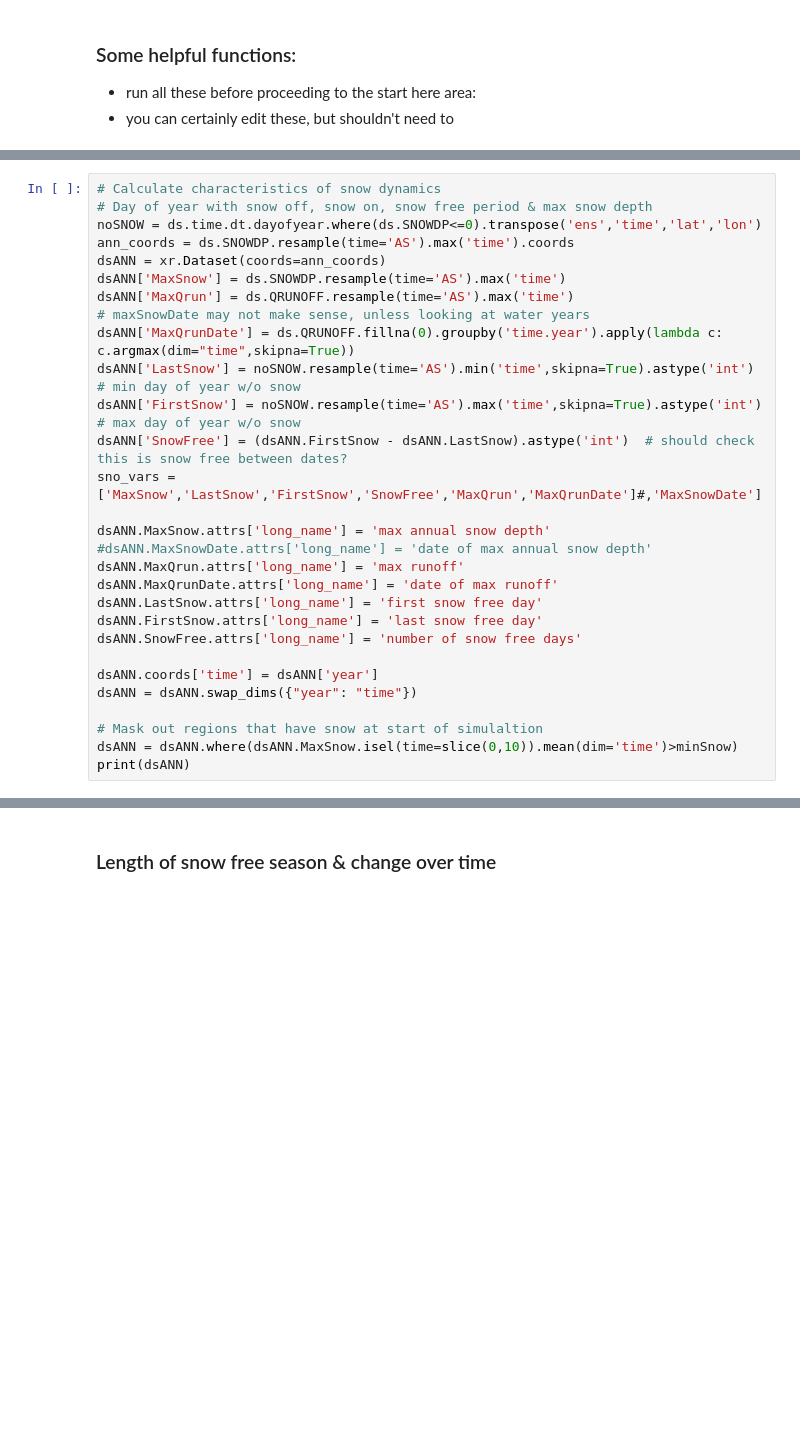
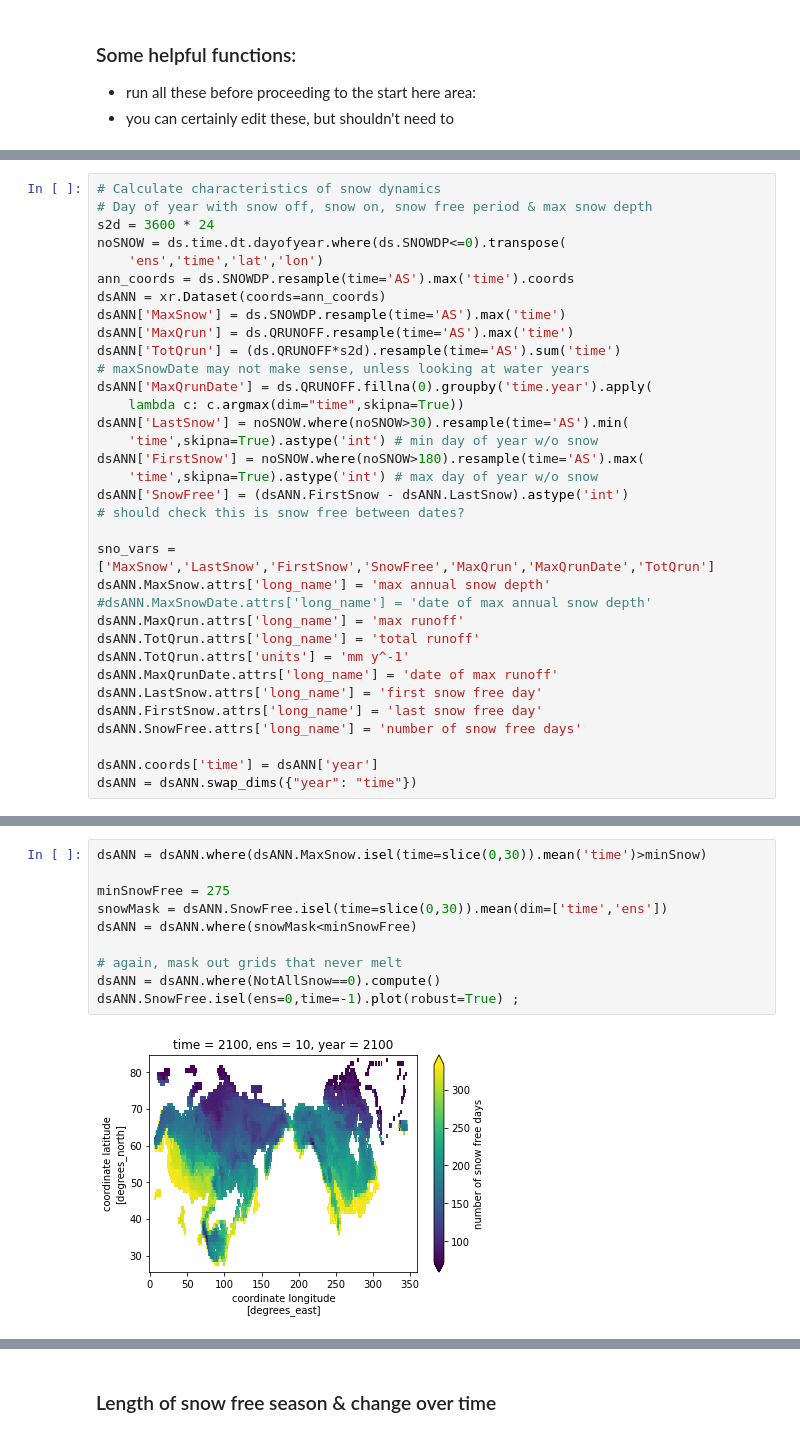
Before and after one commit to wwieder/cesm-lens, a Jupyter notebook: notebooks/lens2_VernalWindow.ipynb, the cells around one changed output, grey strips where cells are left out. Saved outputs shown, nothing was run; the diff lists cells and outputs as text; blank space fills up the shorter version.

```diff
--- a/notebooks/lens2_VernalWindow.ipynb
+++ b/notebooks/lens2_VernalWindow.ipynb
@@ -242,21 +314,30 @@ Wall time: 6.2 µs
 # %%
 # Calculate characteristics of snow dynamics
 # Day of year with snow off, snow on, snow free period & max snow depth
-noSNOW = ds.time.dt.dayofyear.where(ds.SNOWDP<=0).transpose('ens','time','lat','lon')
+s2d = 3600 * 24
+noSNOW = ds.time.dt.dayofyear.where(ds.SNOWDP<=0).transpose(
+    'ens','time','lat','lon')
 ann_coords = ds.SNOWDP.resample(time='AS').max('time').coords
 dsANN = xr.Dataset(coords=ann_coords)
 dsANN['MaxSnow'] = ds.SNOWDP.resample(time='AS').max('time')
 dsANN['MaxQrun'] = ds.QRUNOFF.resample(time='AS').max('time')
+dsANN['TotQrun'] = (ds.QRUNOFF*s2d).resample(time='AS').sum('time')
 # maxSnowDate may not make sense, unless looking at water years
-dsANN['MaxQrunDate'] = ds.QRUNOFF.fillna(0).groupby('time.year').apply(lambda c: c.argmax(dim="time",skipna=True))
-dsANN['LastSnow'] = noSNOW.resample(time='AS').min('time',skipna=True).astype('int') # min day of year w/o snow
-dsANN['FirstSnow'] = noSNOW.resample(time='AS').max('time',skipna=True).astype('int') # max day of year w/o snow
-dsANN['SnowFree'] = (dsANN.FirstSnow - dsANN.LastSnow).astype('int')  # should check this is snow free between dates?
-sno_vars = ['MaxSnow','LastSnow','FirstSnow','SnowFree','MaxQrun','MaxQrunDate']#,'MaxSnowDate']
+dsANN['MaxQrunDate'] = ds.QRUNOFF.fillna(0).groupby('time.year').apply(
+    lambda c: c.argmax(dim="time",skipna=True))
+dsANN['LastSnow'] = noSNOW.where(noSNOW>30).resample(time='AS').min(
+    'time',skipna=True).astype('int') # min day of year w/o snow
+dsANN['FirstSnow'] = noSNOW.where(noSNOW>180).resample(time='AS').max(
+    'time',skipna=True).astype('int') # max day of year w/o snow
+dsANN['SnowFree'] = (dsANN.FirstSnow - dsANN.LastSnow).astype('int')
+# should check this is snow free between dates?
 
+sno_vars = ['MaxSnow','LastSnow','FirstSnow','SnowFree','MaxQrun','MaxQrunDate','TotQrun']
 dsANN.MaxSnow.attrs['long_name'] = 'max annual snow depth'
 #dsANN.MaxSnowDate.attrs['long_name'] = 'date of max annual snow depth'
 dsANN.MaxQrun.attrs['long_name'] = 'max runoff'
+dsANN.TotQrun.attrs['long_name'] = 'total runoff'
+dsANN.TotQrun.attrs['units'] = 'mm y^-1'
 dsANN.MaxQrunDate.attrs['long_name'] = 'date of max runoff'
 dsANN.LastSnow.attrs['long_name'] = 'first snow free day'
 dsANN.FirstSnow.attrs['long_name'] = 'last snow free day'
@@ -264,7 +345,3 @@ dsANN.SnowFree.attrs['long_name'] = 'number of snow free days'
 
 dsANN.coords['time'] = dsANN['year']
 dsANN = dsANN.swap_dims({"year": "time"})
-
-# Mask out regions that have snow at start of simulaltion
-dsANN = dsANN.where(dsANN.MaxSnow.isel(time=slice(0,10)).mean(dim='time')>minSnow)
-print(dsANN)
@@ -287,3 +353,15 @@ Data variables:
+# %%
+dsANN = dsANN.where(dsANN.MaxSnow.isel(time=slice(0,30)).mean('time')>minSnow)
+
+minSnowFree = 275
+snowMask = dsANN.SnowFree.isel(time=slice(0,30)).mean(dim=['time','ens'])
+dsANN = dsANN.where(snowMask<minSnowFree)
+
+# again, mask out grids that never melt
+dsANN = dsANN.where(NotAllSnow==0).compute()
+dsANN.SnowFree.isel(ens=0,time=-1).plot(robust=True) ;
+# %% [output]
+[figure, added]
 # %%
 %%time
 # ensemble mean of annual data
```
Also changed, not shown: parts of 56 cells of this notebook.
